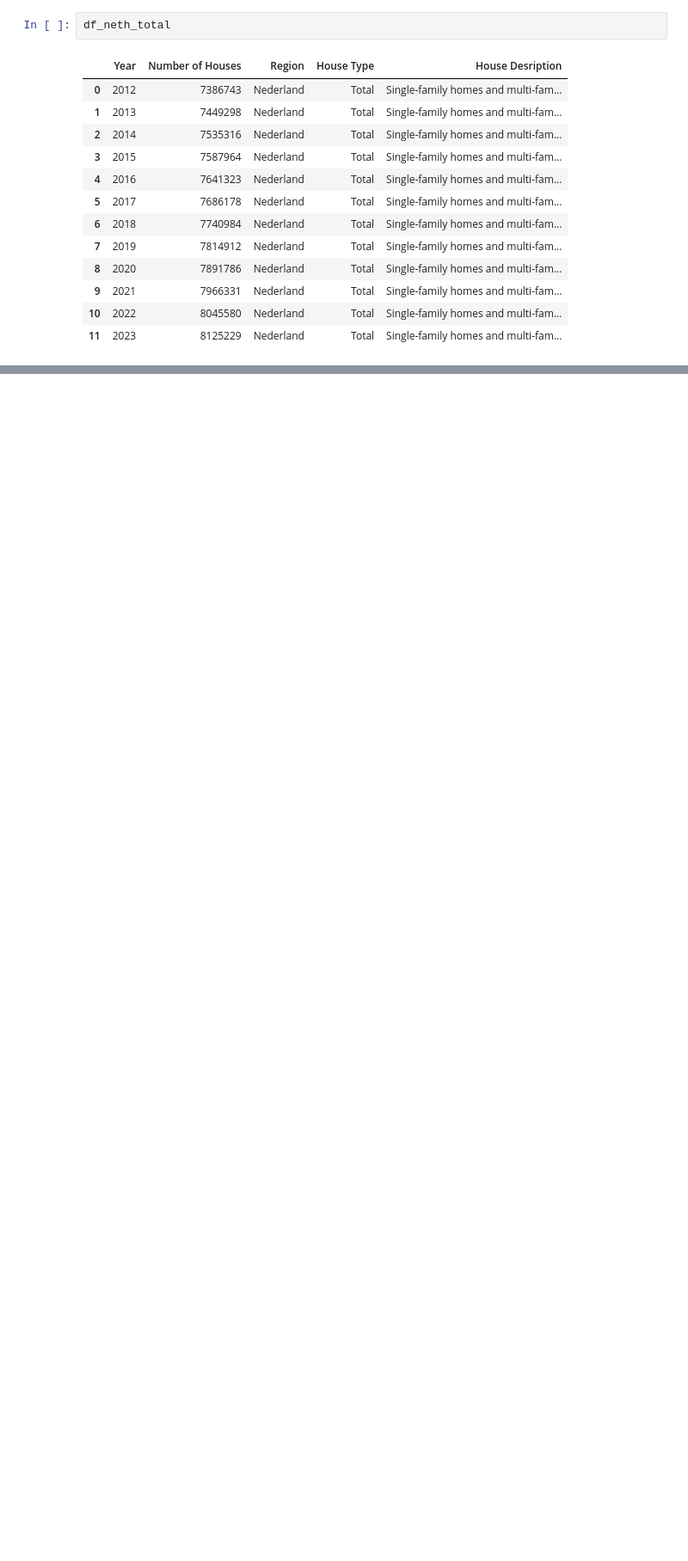
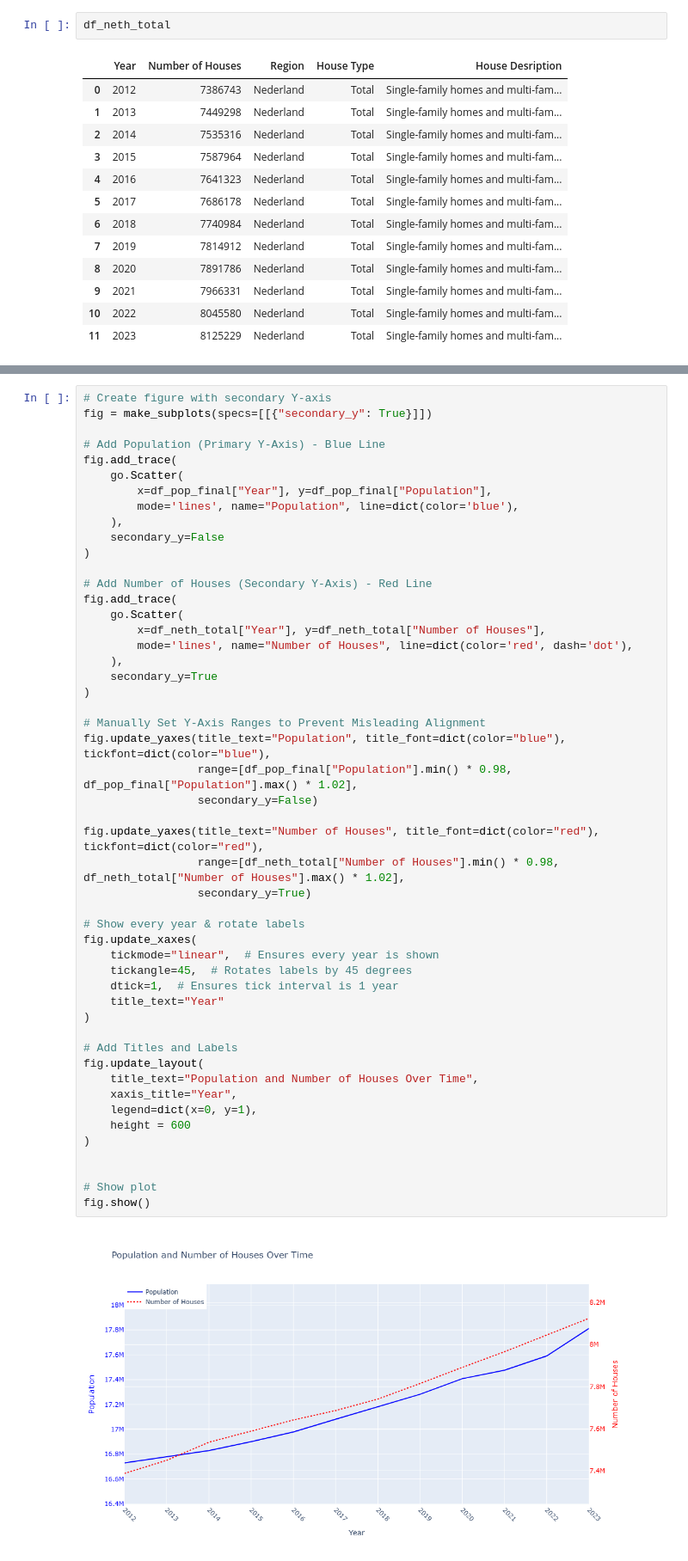
Before and after one commit to Xenoxort/neth_demography, a Jupyter notebook: neth_demography.ipynb, the cells around one changed output, grey strips where cells are left out. Shown at 86% size. Drawn from its saved outputs; the diff is of its cells as text; blank space fills up the shorter version.

```diff
--- a/neth_demography.ipynb
+++ b/neth_demography.ipynb
@@ -194,0 +239,52 @@ df_neth_total
+# %%
+# Create figure with secondary Y-axis
+fig = make_subplots(specs=[[{"secondary_y": True}]])
+
+# Add Population (Primary Y-Axis) - Blue Line
+fig.add_trace(
+    go.Scatter(
+        x=df_pop_final["Year"], y=df_pop_final["Population"],
+        mode='lines', name="Population", line=dict(color='blue'),
+    ),
+    secondary_y=False
+)
+
+# Add Number of Houses (Secondary Y-Axis) - Red Line
+fig.add_trace(
+    go.Scatter(
+        x=df_neth_total["Year"], y=df_neth_total["Number of Houses"],
+        mode='lines', name="Number of Houses", line=dict(color='red', dash='dot'),
+    ),
+    secondary_y=True
+)
+
+# Manually Set Y-Axis Ranges to Prevent Misleading Alignment
+fig.update_yaxes(title_text="Population", title_font=dict(color="blue"), tickfont=dict(color="blue"),
+                 range=[df_pop_final["Population"].min() * 0.98, df_pop_final["Population"].max() * 1.02],
+                 secondary_y=False)
+
+fig.update_yaxes(title_text="Number of Houses", title_font=dict(color="red"), tickfont=dict(color="red"),
+                 range=[df_neth_total["Number of Houses"].min() * 0.98, df_neth_total["Number of Houses"].max() * 1.02],
+                 secondary_y=True)
+
+# Show every year & rotate labels
+fig.update_xaxes(
+    tickmode="linear",  # Ensures every year is shown
+    tickangle=45,  # Rotates labels by 45 degrees
+    dtick=1,  # Ensures tick interval is 1 year
+    title_text="Year"
+)
+
+# Add Titles and Labels
+fig.update_layout(
+    title_text="Population and Number of Houses Over Time",
+    xaxis_title="Year",
+    legend=dict(x=0, y=1),
+    height = 600
+)
+
+
+# Show plot
+fig.show()
+# %% [output]
+[figure, added]
```
Also changed, not shown: parts of 4 cells of this notebook.
